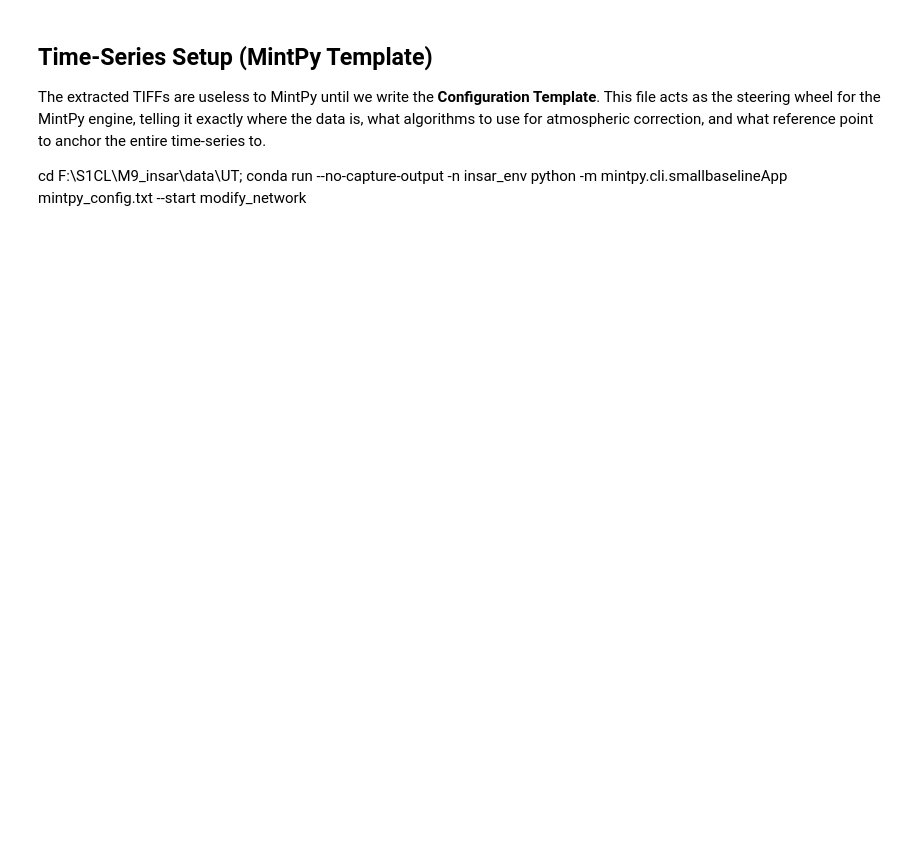
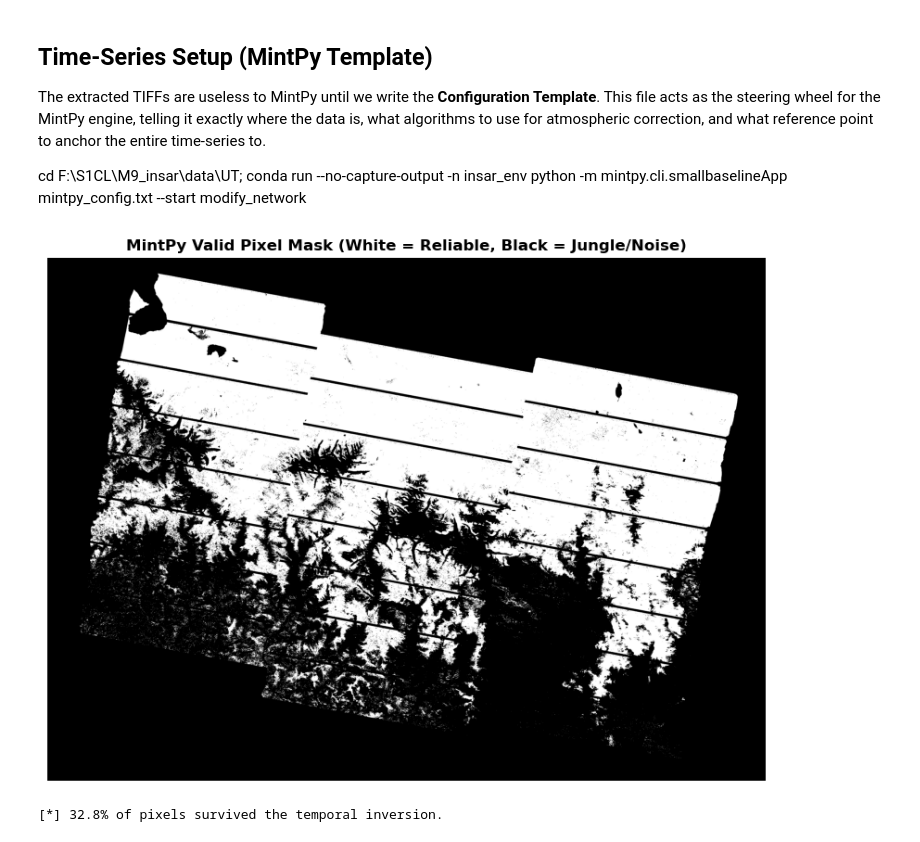
Before and after one commit to wxb-sly/insar-slope, a Jupyter notebook: training/mintpy_setup.ipynb, the cells around one changed output. Drawn from its saved outputs; the diff is of its cells as text; code cells hidden in the pictures; blank space fills up the shorter version.

Commit message:
training: dd temporal coherence mask visualization

```diff
--- a/training/mintpy_setup.ipynb
+++ b/training/mintpy_setup.ipynb
@@ -316,3 +316,27 @@ if os.path.exists("inputs/mintpy_config.txt"):
     print("\n[+] SUCCESS! The entire InSAR stack is inverted, corrected, and geocoded.")
 else:
     print("[!] FATAL: inputs/mintpy_config.txt not found.")
+# %%
+import h5py
+import matplotlib.pyplot as plt
+
+mask_file = 'maskTempCoh.h5'
+
+if os.path.exists(mask_file):
+    with h5py.File(mask_file, 'r') as f:
+        mask = f['mask'][:]
+
+    plt.figure(figsize=(10, 8))
+    plt.imshow(mask, cmap='gray')
+    plt.title('MintPy Valid Pixel Mask (White = Reliable, Black = Jungle/Noise)')
+    plt.axis('off')
+    plt.show()
+
+    # Calculate usable percentage
+    usable_pct = (mask.sum() / mask.size) * 100
+    print(f"[*] {usable_pct:.1f}% of pixels survived the temporal inversion.")
+else:
+    print("[!] maskTempCoh.h5 not found. Check if invert_network succeeded.")
+# %% [output]
+[figure, added]
+[*] 32.8% of pixels survived the temporal inversion.
```
